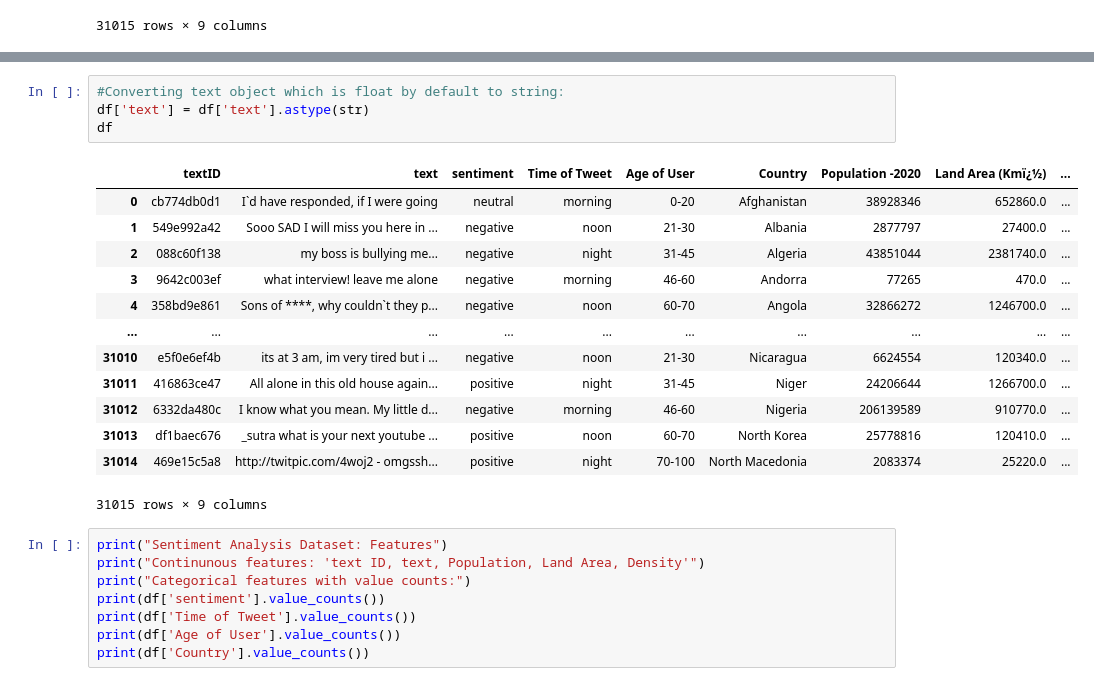
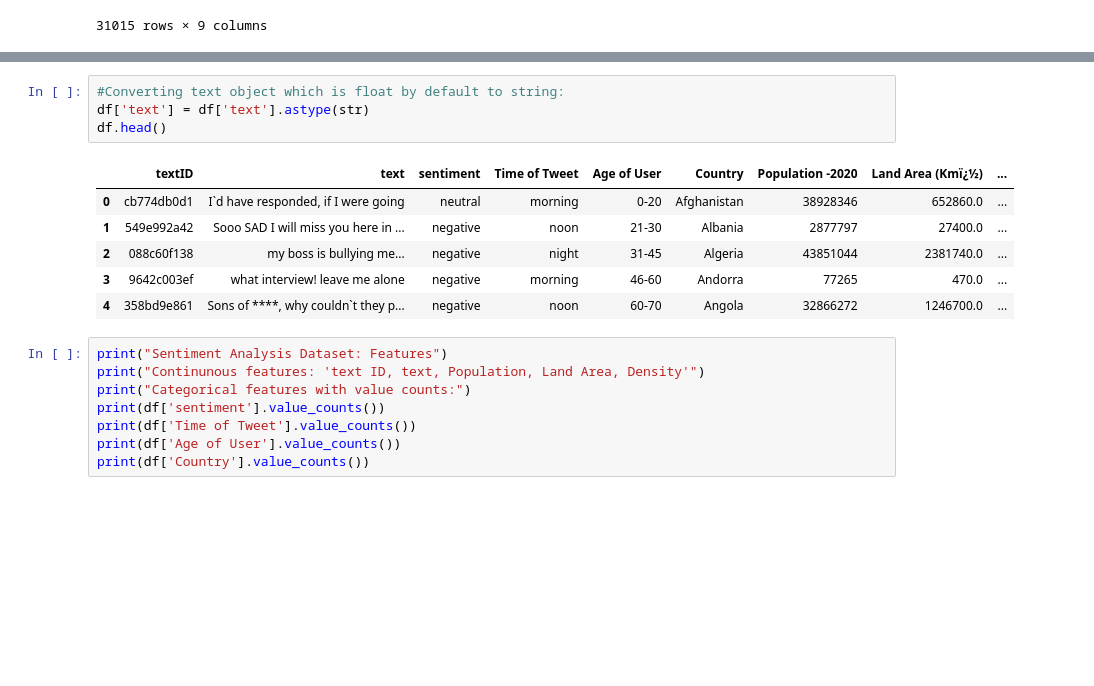
Before and after one commit to guptamukund22/CSL2050-Course-Project, a Jupyter notebook: data_preprocessing.ipynb, the cells around one changed output, grey strips where cells are left out. Drawn from its saved outputs; the diff is of its cells as text; blank space fills up the shorter version.

```diff
--- a/data_preprocessing.ipynb
+++ b/data_preprocessing.ipynb
@@ -60,21 +64,14 @@ memory usage: 2.1+ MB
 # %%
 #Converting text object which is float by default to string:
 df['text'] = df['text'].astype(str)
-df
+df.head()
 # %% [output]
 |  | textID | text | sentiment | Time of Tweet | Age of User | Country | Population -2020 | Land Area (Kmï¿½) | ... |
 | 0 | cb774db0d1 | I`d have responded, if I were going | neutral | morning | 0-20 | Afghanistan | 38928346 | 652860.0 | ... |
 | 1 | 549e992a42 | Sooo SAD I will miss you here in ... | negative | noon | 21-30 | Albania | 2877797 | 27400.0 | ... |
 | 2 | 088c60f138 | my boss is bullying me... | negative | night | 31-45 | Algeria | 43851044 | 2381740.0 | ... |
 | 3 | 9642c003ef | what interview! leave me alone | negative | morning | 46-60 | Andorra | 77265 | 470.0 | ... |
 | 4 | 358bd9e861 | Sons of ****, why couldn`t they p... | negative | noon | 60-70 | Angola | 32866272 | 1246700.0 | ... |
-| ... | ... | ... | ... | ... | ... | ... | ... | ... | ... |
-| 31010 | e5f0e6ef4b | its at 3 am, im very tired but i ... | negative | noon | 21-30 | Nicaragua | 6624554 | 120340.0 | ... |
-| 31011 | 416863ce47 | All alone in this old house again... | positive | night | 31-45 | Niger | 24206644 | 1266700.0 | ... |
-| 31012 | 6332da480c | I know what you mean. My little d... | negative | morning | 46-60 | Nigeria | 206139589 | 910770.0 | ... |
-| 31013 | df1baec676 | _sutra what is your next youtube ... | positive | noon | 60-70 | North Korea | 25778816 | 120410.0 | ... |
-| 31014 | 469e15c5a8 | http://twitpic.com/4woj2 - omgssh... | positive | night | 70-100 | North Macedonia | 2083374 | 25220.0 | ... |
-31015 rows × 9 columns
 # %%
 print("Sentiment Analysis Dataset: Features")
 print("Continunous features: 'text ID, text, Population, Land Area, Density'")
```
Also changed, not shown: parts of 15 cells of this notebook.
